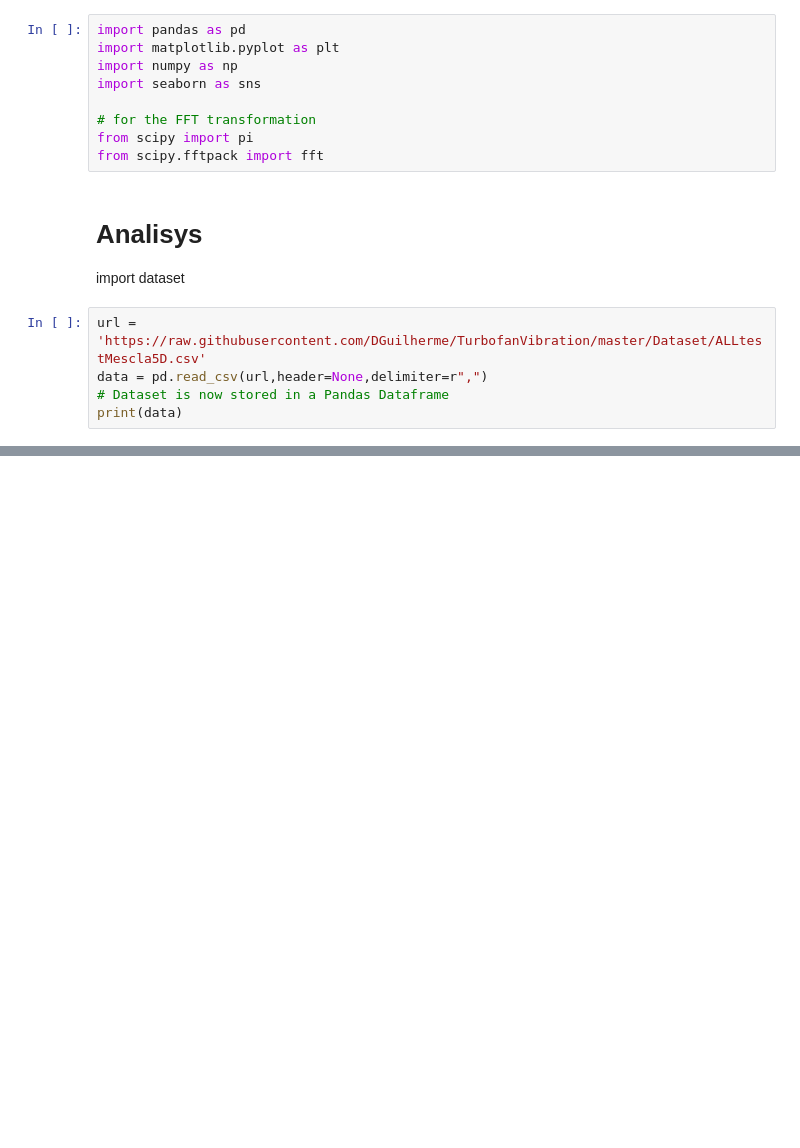
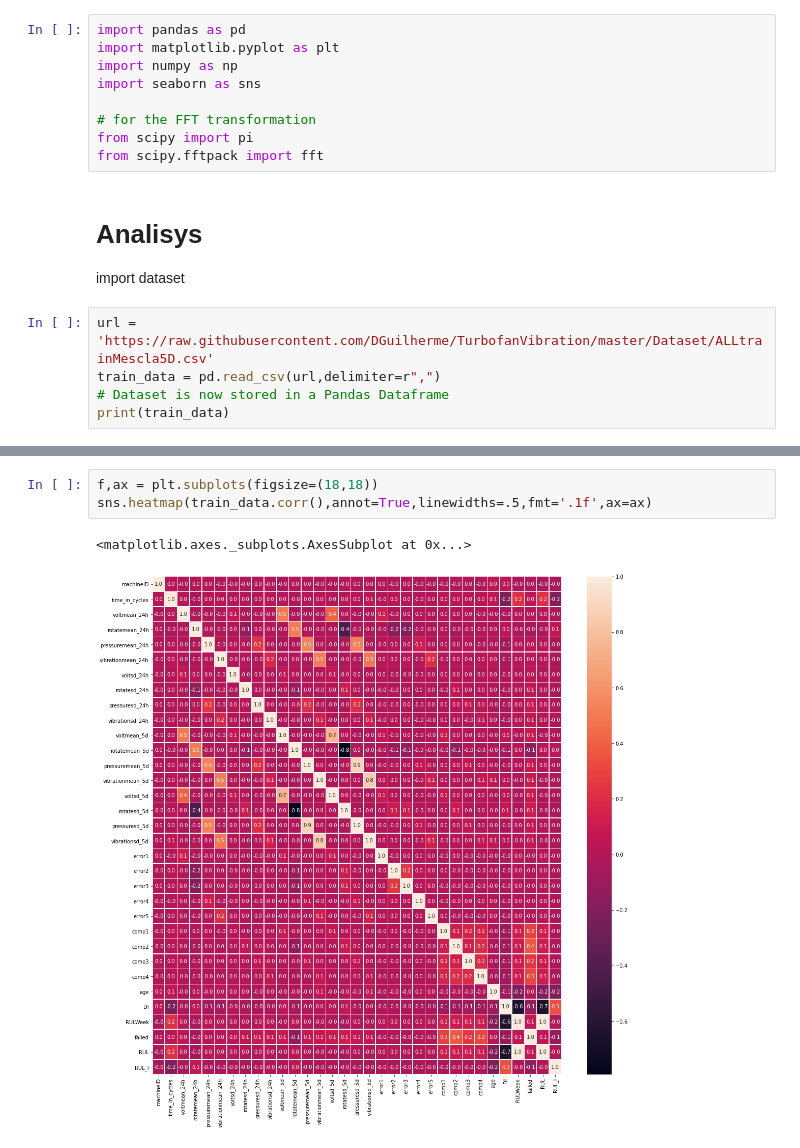
Before and after one commit to DGuilherme/TurbofanVibration, a Jupyter notebook: MachineryFaultDatabase.ipynb, the cells around one changed output, grey strips where cells are left out. Cells and saved outputs as stored; diff of their text form; blank space fills up the shorter version.

```diff
--- a/MachineryFaultDatabase.ipynb
+++ b/MachineryFaultDatabase.ipynb
@@ -17,8 +17,8 @@ from scipy.fftpack import fft
 # Analisys
 import dataset
 # %%
-url = 'https://raw.githubusercontent.com/DGuilherme/TurbofanVibration/master/Dataset/ALLtestMescla5D.csv'
-data = pd.read_csv(url,header=None,delimiter=r",")
+url = 'https://raw.githubusercontent.com/DGuilherme/TurbofanVibration/master/Dataset/ALLtrainMescla5D.csv'
+train_data = pd.read_csv(url,delimiter=r",")
 # Dataset is now stored in a Pandas Dataframe
-print(data)
+print(train_data)
 # %% [output]
@@ -38,0 +51,6 @@ print(data)
+# %%
+f,ax = plt.subplots(figsize=(18,18))
+sns.heatmap(train_data.corr(),annot=True,linewidths=.5,fmt='.1f',ax=ax)
+# %% [output]
+<matplotlib.axes._subplots.AxesSubplot at 0x...>
+[figure, added]
```
Also changed, not shown: parts of 5 cells of this notebook.
